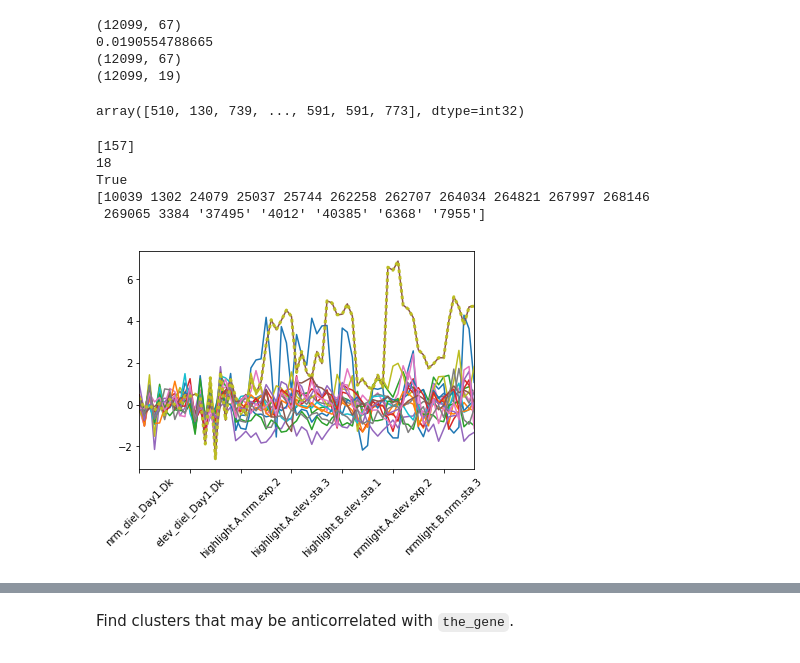
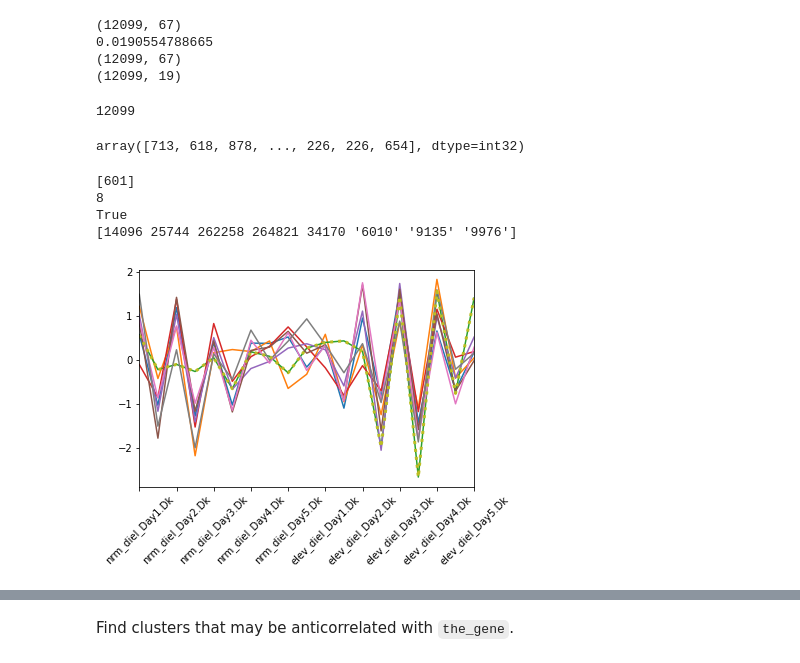
Before and after one commit to djreiss/diatoms, a Jupyter notebook: Untitled.ipynb, the cells around one changed output, grey strips where cells are left out. Drawn from its saved outputs; the diff is of its cells as text; code cells hidden in the pictures.

Commit message:
More tests; set random seed for clustering

```diff
--- a/Untitled.ipynb
+++ b/Untitled.ipynb
@@ -279,8 +269,8 @@ r1norm = r1.dropna(axis=0, how='all', thresh=None, subset=None, inplace=False)
 print(r1norm.shape)
 r1norm = r1norm.loc[:, colnames[(isdark | islight)]]
 #print(np.mean(np.isnan(r1norm)))
-r1norm[np.isnan(r1norm)] = 0.
-r1norm = scale(r1norm)
+r1norm.fillna(0., inplace=True)
+r1norm.values[:, :] = scale(r1norm.values)
 print(r1norm.shape)
 # %% [output]
 (12099, 67)
@@ -289,28 +279,31 @@ print(r1norm.shape)
 (12099, 19)
 # %%
 from sklearn.cluster import KMeans
-km = KMeans(n_clusters=800, init='k-means++', n_init=10, max_iter=300,
+np.random.seed(4)
+km = KMeans(n_clusters=1200, init='k-means++', n_init=10, max_iter=20,
             tol=0.0001, precompute_distances='auto', verbose=0, random_state=None,
             copy_x=True, n_jobs=1, algorithm='auto')
 km.fit(r1norm)
 labels = km.labels_
+print(len(labels))
 labels
 # %% [output]
-array([510, 130, 739, ..., 591, 591, 773], dtype=int32)
+12099
+array([713, 618, 878, ..., 226, 226, 654], dtype=int32)
 # %%
 index = labels[np.where(r1.index.values == the_gene)]
 print(index)
 genes = r1.index.values[np.where(labels == index)]
 print(len(genes))
 print(the_gene in genes)
 print(genes)
-ax = r1.loc[genes].T.plot(legend=False)
-plt.plot(r1.loc[the_gene, :].values, ls='dotted', lw=3)
+
+ax = r1norm.loc[genes].T.plot(legend=False)
+plt.plot(r1norm.loc[the_gene, :].values, ls='dotted', lw=3)
 ax.set_xticklabels(ax.xaxis.get_majorticklabels(), rotation=45);
 # %% [output]
-[157]
-18
+[601]
+8
 True
-[10039 1302 24079 25037 25744 262258 262707 264034 264821 267997 268146
- 269065 3384 '37495' '4012' '40385' '6368' '7955']
+[14096 25744 262258 264821 34170 '6010' '9135' '9976']
-[figure, old version]
+[figure, new version]
```
Also changed, not shown: parts of 16 cells of this notebook.
